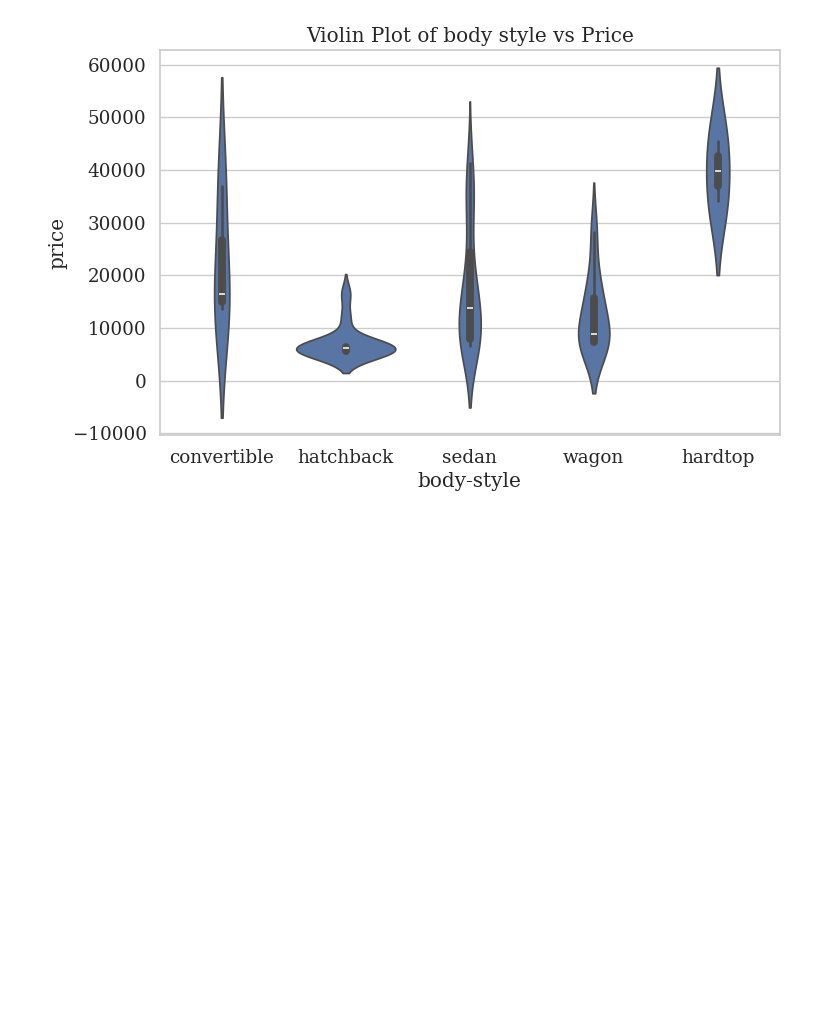
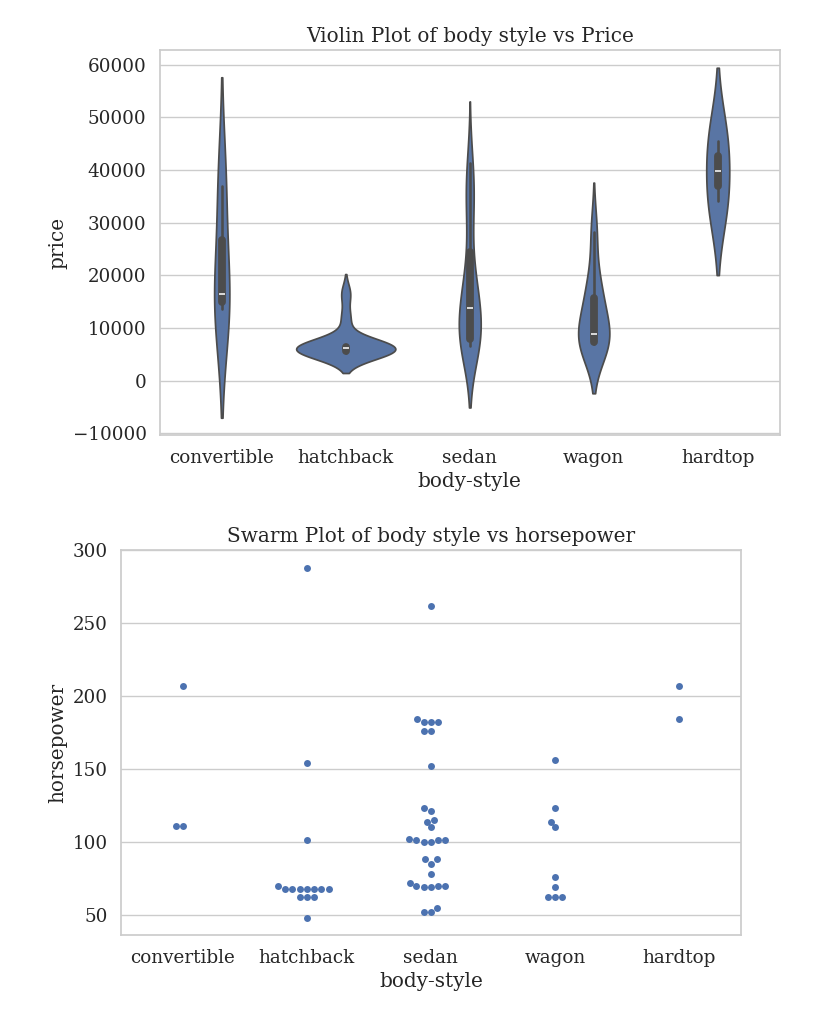
Before and after one commit to Tejashwini-21/Airline-Reservation-System, a Jupyter notebook: chapter_appendix-tools-for-deep-learning/jupyter.ipynb, the cells around one changed output. Cells and saved outputs as stored; diff of their text form; code cells hidden in the pictures; blank space fills up the shorter version.

```diff
--- a/chapter_appendix-tools-for-deep-learning/jupyter.ipynb
+++ b/chapter_appendix-tools-for-deep-learning/jupyter.ipynb
@@ -310,3 +310,9 @@ plt.title("Violin Plot of body style vs Price")
 plt.show()
 # %% [output]
 [figure]
+# %%
+sns.swarmplot(x="body-style",y="horsepower",data=Auto)
+plt.title("Swarm Plot of body style vs horsepower")
+plt.show()
+# %% [output]
+[figure, added]
```
Also changed, not shown: parts of 27 cells of this notebook.
